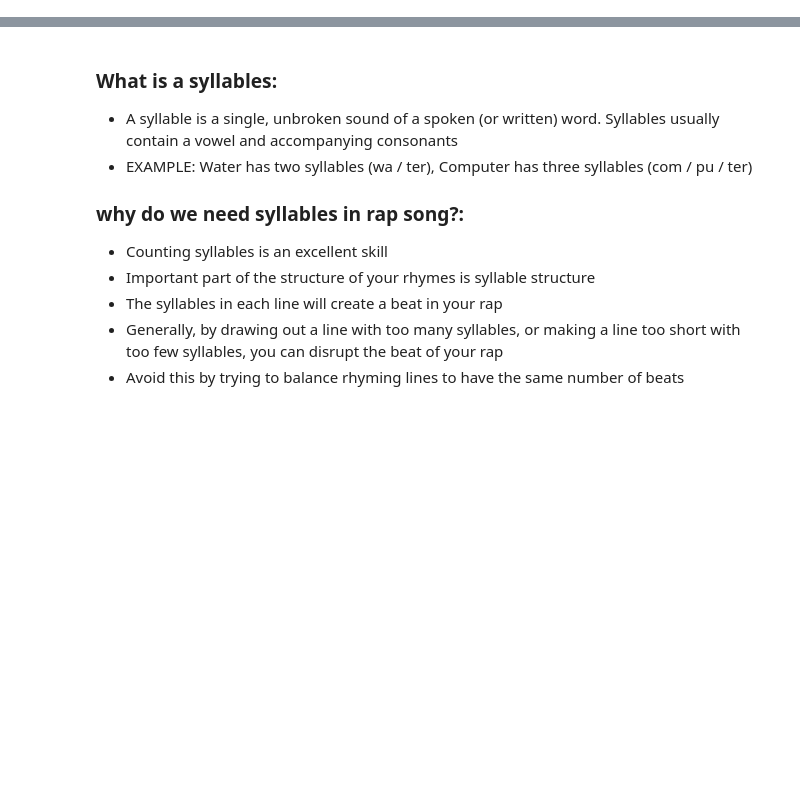
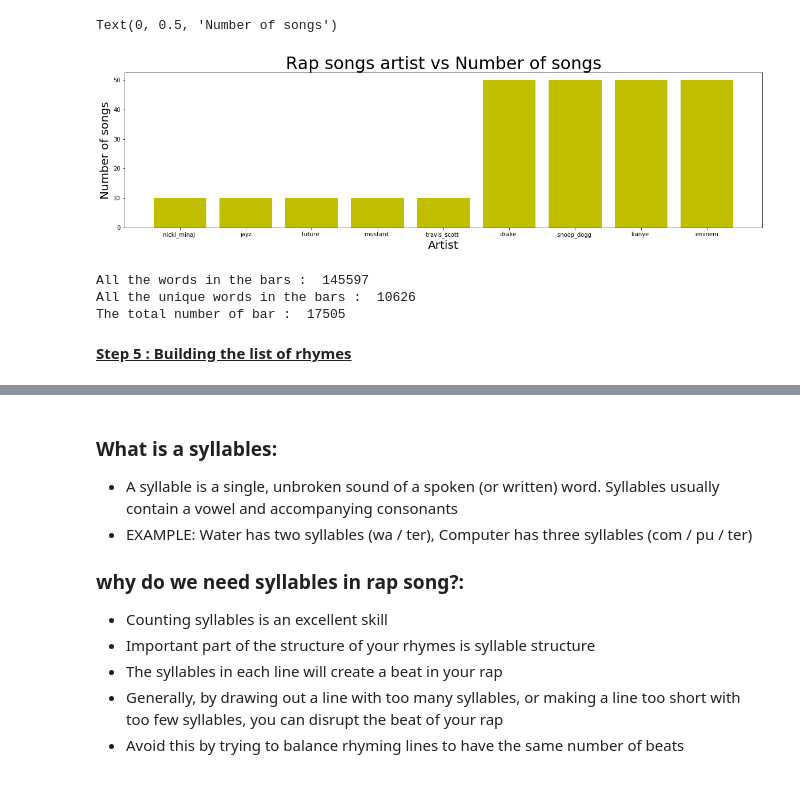
Before and after one commit to satwik2663/Deep-Learning-Rap-Lyrics-genrator, a Jupyter notebook: generator.ipynb, the cells around one changed output, grey strips where cells are left out. Cells and saved outputs as stored; diff of their text form; code cells hidden in the pictures; blank space fills up the shorter version.

```diff
--- a/generator.ipynb
+++ b/generator.ipynb
@@ -100,0 +128,14 @@ rhyming_list_final = rhyming_list_all(bars)
+# %%
+# visualizing artist and number of songs considered
+
+import pandas as pd
+df_artists = pd.read_excel(r'Rap_songs_artist.xlsx')
+
+plt.figure(figsize=(20,5))
+plt.title('Rap songs artist vs Number of songs', fontsize=30)
+plt.bar(df_artists['Artist'],df_artists['Songs'], color= 'y')
+plt.xlabel('Artist', fontsize=20)
+plt.ylabel('Number of songs', fontsize=20)
+# %% [output]
+Text(0, 0.5, 'Number of songs')
+[figure, added]
@@ -100,0 +147,10 @@ rhyming_list_final = rhyming_list_all(bars)
+# %%
+print('All the words in the bars : ' , len(words_count))
+print('All the unique words in the bars : ' , len(set(words_count)))
+print('The total number of bar : ', len(bars))
+# %% [output]
+All the words in the bars :  145597
+All the unique words in the bars :  10626
+The total number of bar :  17505
+# %% [markdown]
+<b> <u> Step 5 : Building the list of rhymes </b> </u>
```
Also changed, not shown: parts of 94 cells of this notebook.
